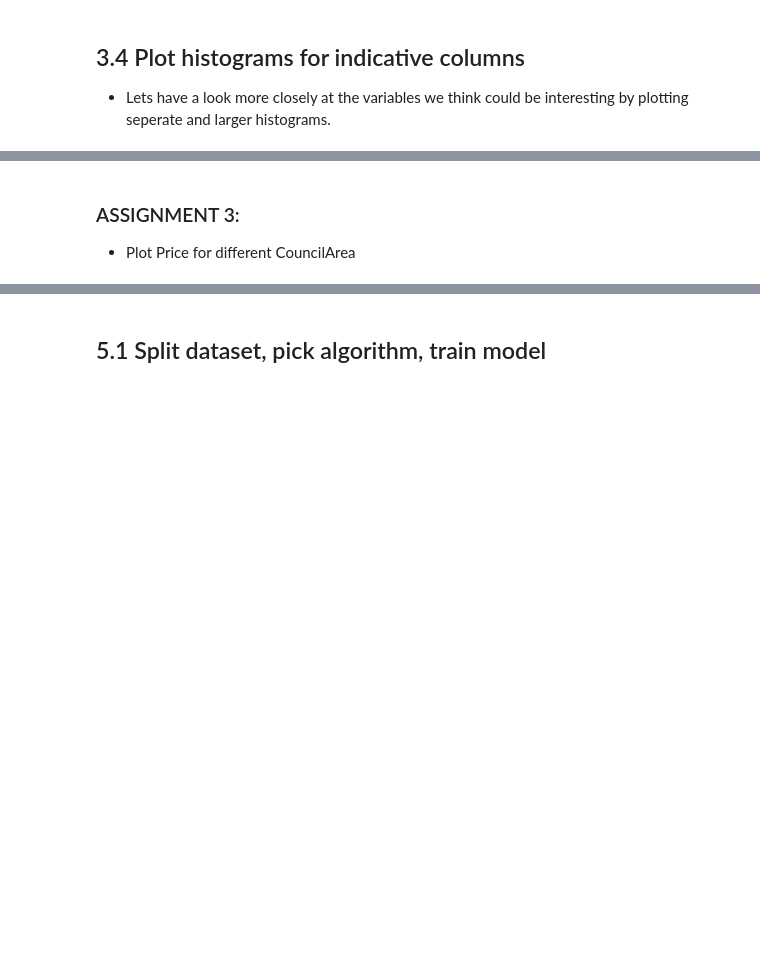
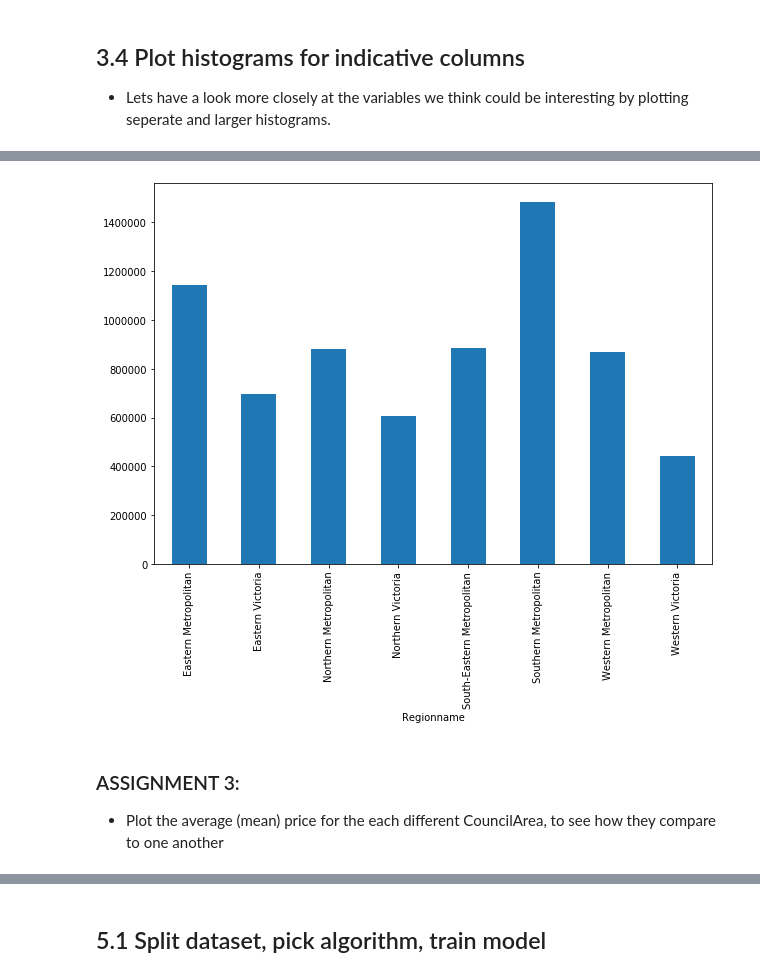
Before and after one commit to NordAxon/ai-for-leaders, a Jupyter notebook: ai_course_house_prices_with_solutions.ipynb, the cells around one changed output, grey strips where cells are left out. Saved outputs shown, nothing was run; the diff lists cells and outputs as text; code cells hidden in the pictures; blank space fills up the shorter version.

```diff
--- a/ai_course_house_prices_with_solutions.ipynb
+++ b/ai_course_house_prices_with_solutions.ipynb
@@ -227,9 +351,11 @@ plt.title('Histogram of Price');
 # %%
 plt.figure(figsize=(10,7))
-housing_clipped_l.groupby('Regionname')['Price'].mean().plot.bar();
+housing_clipped_2.groupby('Regionname')['Price'].mean().plot.bar();
+# %% [output]
+[figure, added]
 # %% [markdown]
 ### ASSIGNMENT 3:
-- Plot Price for different CouncilArea
+- Plot the average (mean) price for the each different CouncilArea, to see how they compare to one another
 # %%
 # CODE HERE
 
```
Also changed, not shown: parts of 49 cells of this notebook.
